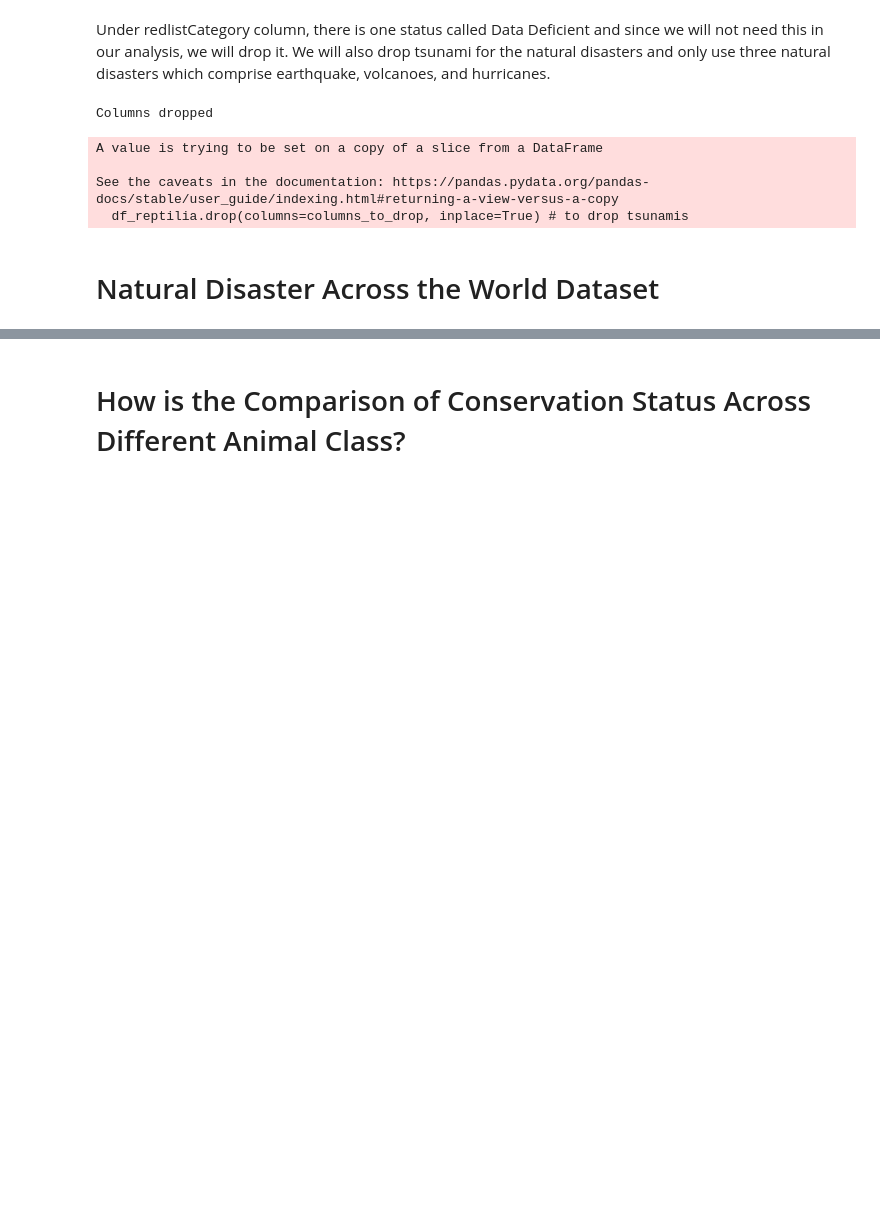
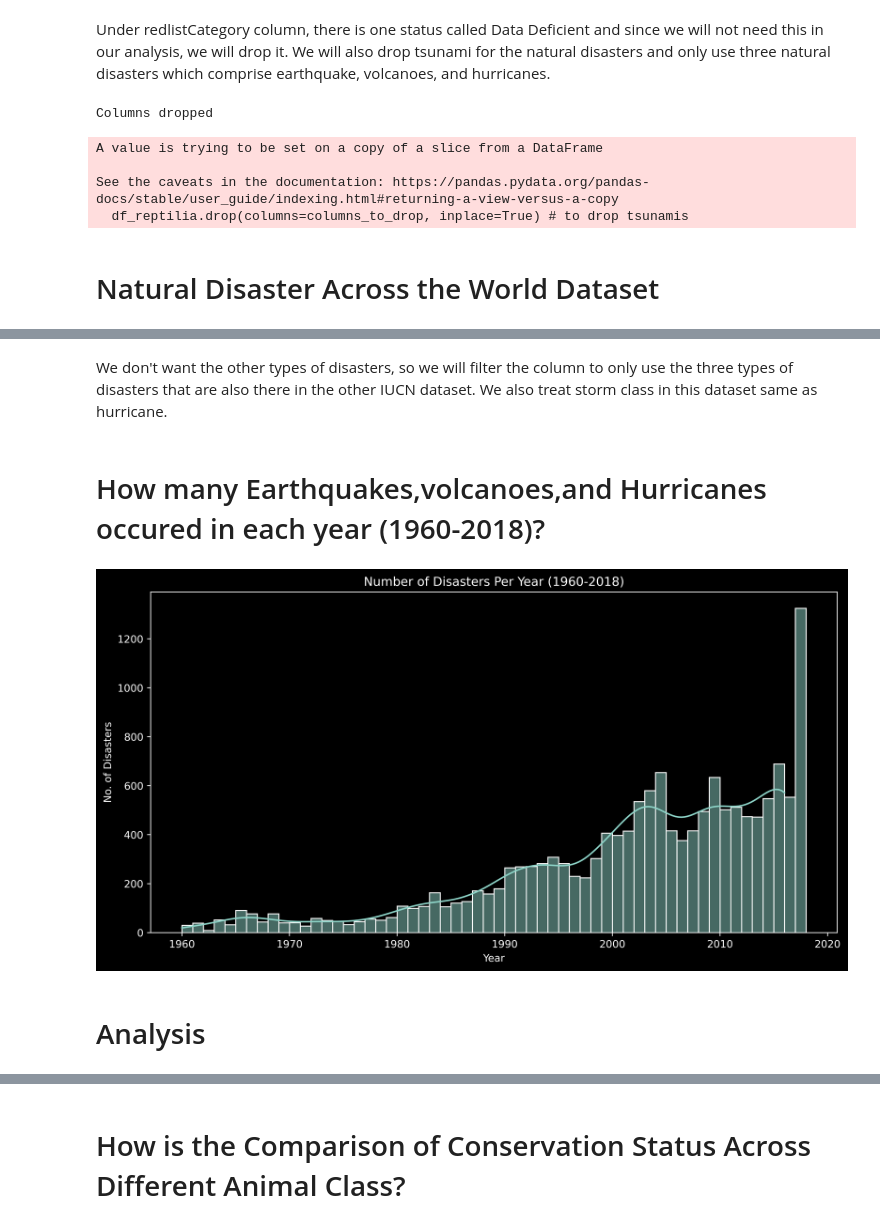
Before and after one commit to JovianSanjaya/2D-Mapping-and-Simulation-Approach, a Jupyter notebook: Hack/analysis.ipynb, the cells around one changed output, grey strips where cells are left out. Cells and saved outputs as stored; diff of their text form; code cells hidden in the pictures; blank space fills up the shorter version.

```diff
--- a/Hack/analysis.ipynb
+++ b/Hack/analysis.ipynb
@@ -19,6 +19,7 @@ df_amphibia = pd.read_excel('./Dataset/overall_AMPHIBIA.xlsx', header=1)
 df_aves = pd.read_excel('./Dataset/overall_AVES.xlsx', header=1)
 df_mammalia = pd.read_excel('./Dataset/overall_MAMMALIA.xlsx', header=1)
 df_reptilia = pd.read_excel('./Dataset/overall_REPTILIA.xlsx', header=1)
+df_disaster = pd.read_csv('./Dataset/disaster.csv')
 # %% [markdown]
 # Ampibhia Dataset
 # %%
@@ -310,0 +365,21 @@ See the caveats in the documentation: https://pandas.pydata.org/pandas-docs/stab
+# %% [markdown]
+We don't want the other types of disasters, so we will filter the column to only use the three types of disasters that are also there in the other IUCN dataset. We also treat storm class in this dataset same as hurricane.
+# %%
+df_disaster = df_disaster[df_disaster['disastertype'].isin(['storm', 'volcanic activity', 'earthquake'])]
+df_disaster.reset_index(drop=True, inplace=True)
+# %% [markdown]
+# How many Earthquakes,volcanoes,and Hurricanes occured in each year (1960-2018)?
+# %%
+plt.style.use('dark_background')
+plt.figure(figsize=(12, 6), dpi=500)
+plt.grid(False)
+
+sns.histplot(df_disaster['year'], bins=58, kde=True, kde_kws={'clip': (1960, 2016)}, palette="husl") # clip because KDE accounts for data outside the range
+plt.title("Number of Disasters Per Year (1960-2018)")
+plt.xlabel("Year")
+plt.ylabel("No. of Disasters")
+plt.show()
+# %% [output]
+[figure, added]
+# %% [markdown]
+# Analysis
```
Also changed, not shown: parts of 31 cells of this notebook, 24 other files.
